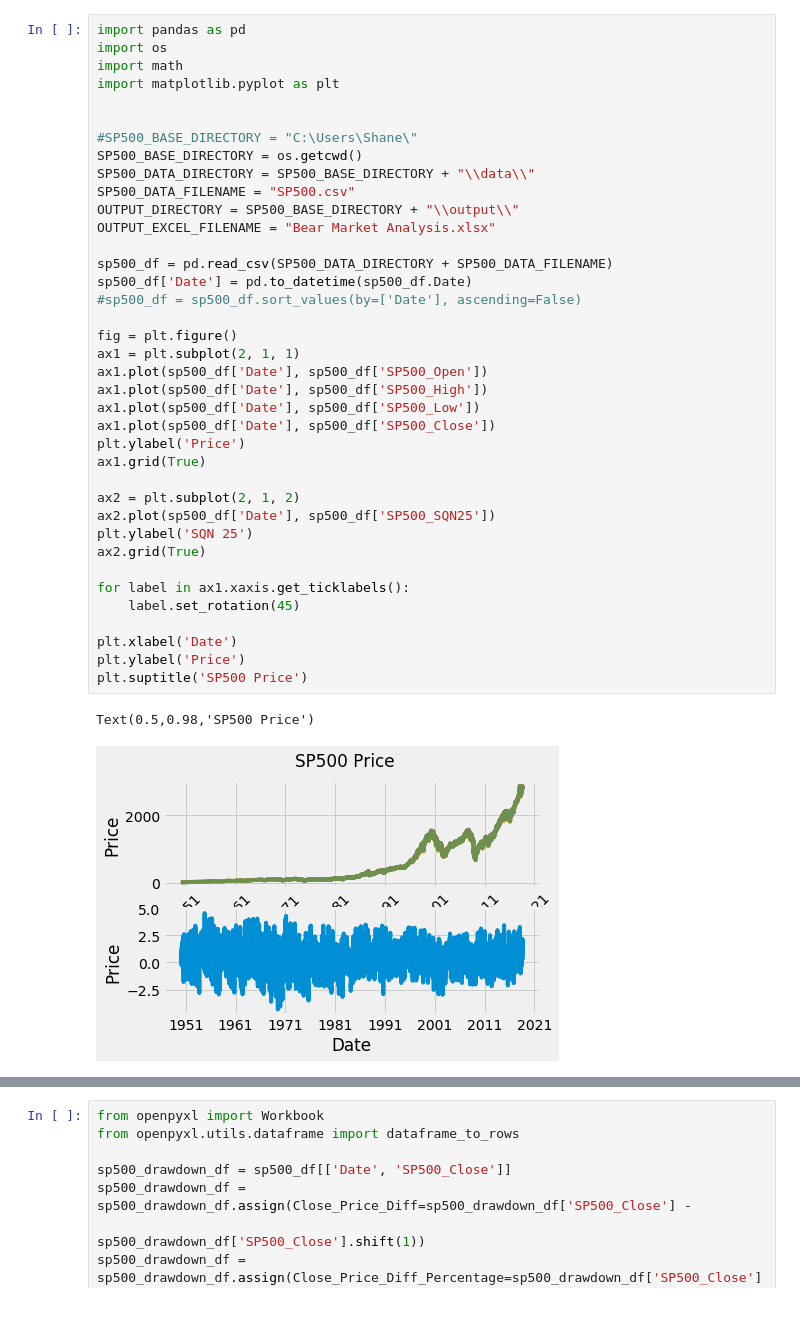
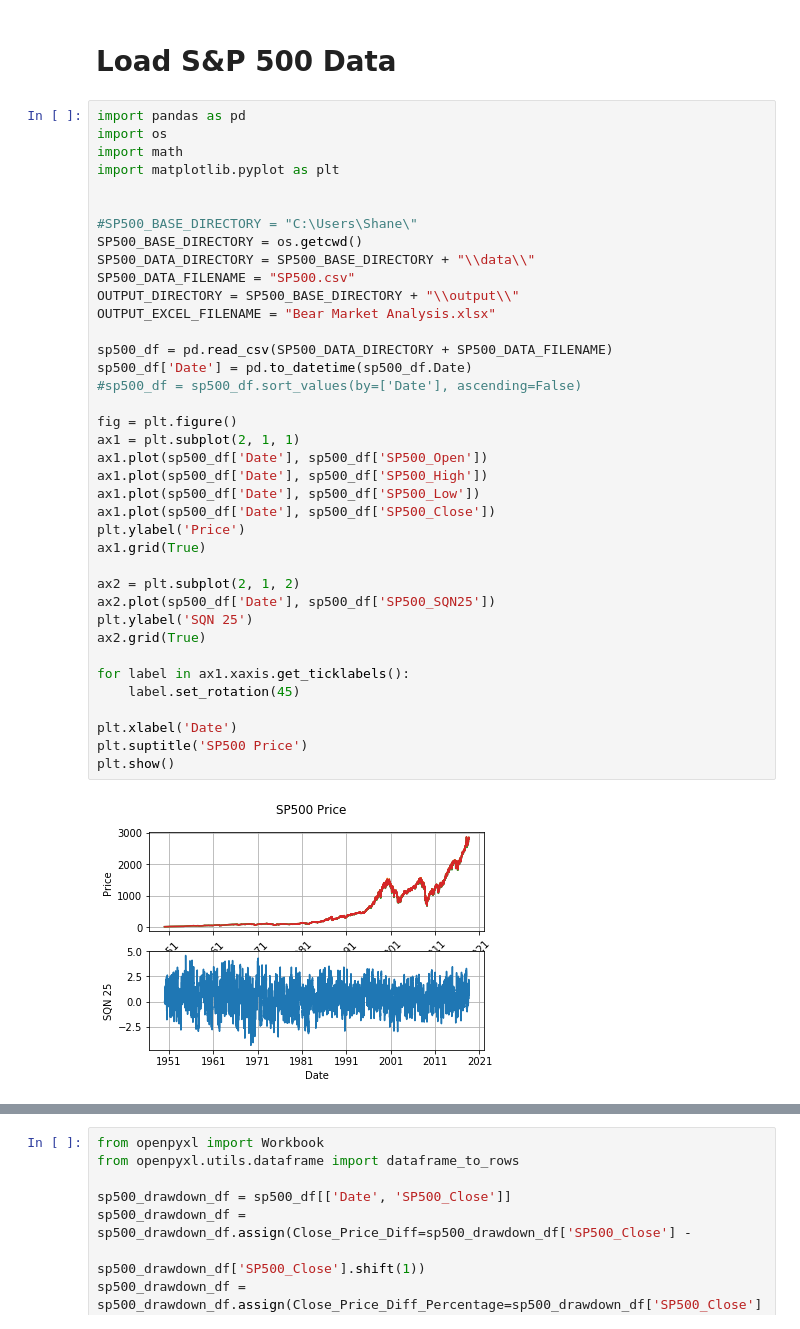
Before and after one commit to SugahShane/Market_Analysis, a Jupyter notebook: Bear Market Research/Bear Market Research Notebook.ipynb, the cells around one changed output, grey strips where cells are left out. Drawn from its saved outputs; the diff is of its cells as text.

```diff
--- a/Bear Market Research Notebook.ipynb
+++ b/Bear Market Research/Bear Market Research Notebook.ipynb
@@ -1,3 +1,5 @@
+# %% [markdown]
+# Load S&P 500 Data
 # %%
 import pandas as pd
 import os
@@ -9,36 +11,35 @@ import matplotlib.pyplot as plt
 SP500_BASE_DIRECTORY = os.getcwd()
 SP500_DATA_DIRECTORY = SP500_BASE_DIRECTORY + "\\data\\"
 SP500_DATA_FILENAME = "SP500.csv"
 OUTPUT_DIRECTORY = SP500_BASE_DIRECTORY + "\\output\\"
 OUTPUT_EXCEL_FILENAME = "Bear Market Analysis.xlsx"
 
 sp500_df = pd.read_csv(SP500_DATA_DIRECTORY + SP500_DATA_FILENAME)
 sp500_df['Date'] = pd.to_datetime(sp500_df.Date)
 #sp500_df = sp500_df.sort_values(by=['Date'], ascending=False)
 
 fig = plt.figure()
 ax1 = plt.subplot(2, 1, 1)
 ax1.plot(sp500_df['Date'], sp500_df['SP500_Open'])
 ax1.plot(sp500_df['Date'], sp500_df['SP500_High'])
 ax1.plot(sp500_df['Date'], sp500_df['SP500_Low'])
 ax1.plot(sp500_df['Date'], sp500_df['SP500_Close'])
 plt.ylabel('Price')
 ax1.grid(True)
 
 ax2 = plt.subplot(2, 1, 2)
 ax2.plot(sp500_df['Date'], sp500_df['SP500_SQN25'])
 plt.ylabel('SQN 25')
 ax2.grid(True)
 
 for label in ax1.xaxis.get_ticklabels():
     label.set_rotation(45)
 
 plt.xlabel('Date')
-plt.ylabel('Price')
 plt.suptitle('SP500 Price')
+plt.show()
 # %% [output]
-Text(0.5,0.98,'SP500 Price')
-[figure, old version]
+[figure, new version]
 # %%
 import plotly
 import plotly.plotly as py
```
Also changed, not shown: parts of 3 cells of this notebook, 2 other files.
